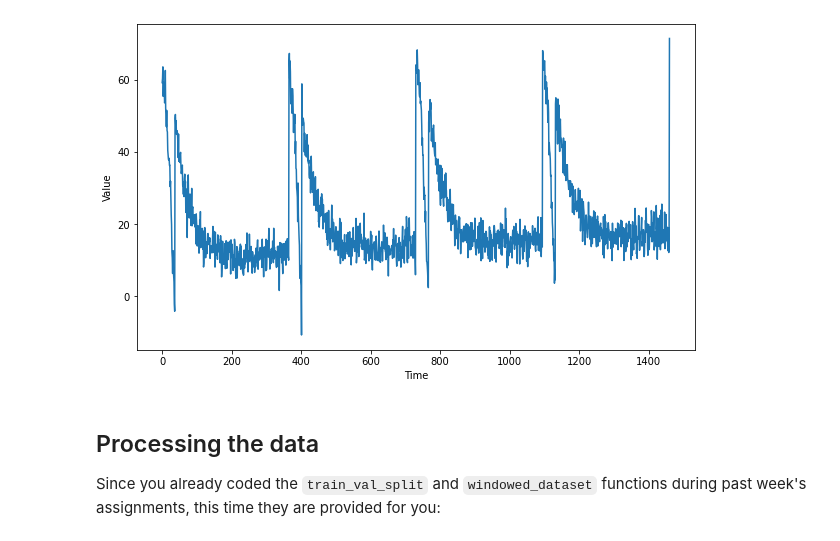
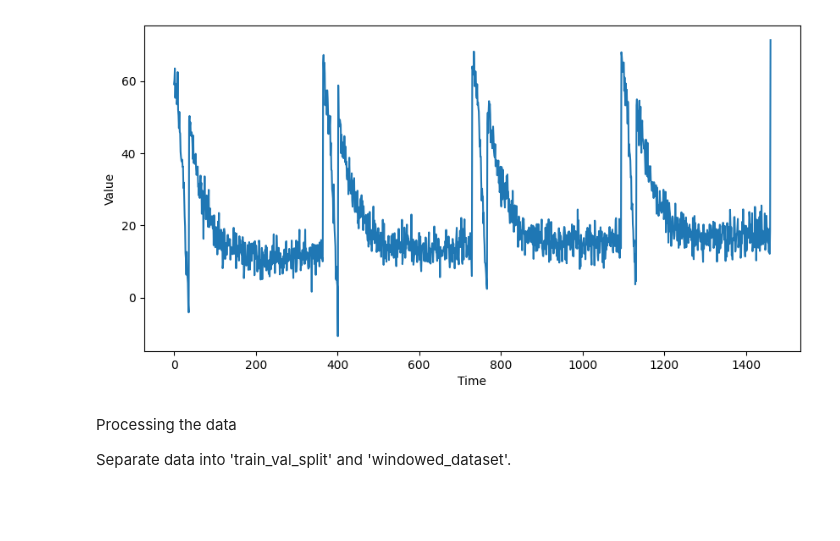
Before and after one commit to JennyL07/Seasonal_Time_Series_Forecast, a Jupyter notebook: RNN_forecast.ipynb, the cells around one changed output. Cells and saved outputs as stored; diff of their text form; code cells hidden in the pictures; blank space fills up the shorter version.

```diff
--- a/RNN_forecast.ipynb
+++ b/RNN_forecast.ipynb
@@ -47,39 +39,39 @@ def generate_time_series():
     # Initial series is just a straight line with a y-intercept
     y_intercept = 10
     slope = 0.005
     series = trend(time, slope) + y_intercept
 
     # Adding seasonality
     amplitude = 50
     series += seasonality(time, period=365, amplitude=amplitude)
 
     # Adding some noise
     noise_level = 3
     series += noise(time, noise_level, seed=51)
 
     return time, series
 
 
 # Save all "global" variables within the G class (G stands for global)
 @dataclass
 class G:
     TIME, SERIES = generate_time_series()
     SPLIT_TIME = 1100
     WINDOW_SIZE = 20
     BATCH_SIZE = 32
     SHUFFLE_BUFFER_SIZE = 1000
 
 
 # Plot the generated series
-plt.figure(figsize=(10, 6))
+plt.figure(figsize=(10, 5))
 plot_series(G.TIME, G.SERIES)
 plt.show()
 # %% [output]
-[figure, old version]
+[figure, new version]
-# %% [markdown]
-## Processing the data
-
-Since you already coded the `train_val_split` and `windowed_dataset` functions during past week's assignments, this time they are provided for you:
+# %% [markdown]
+Processing the data
+
+Separate data into 'train_val_split' and 'windowed_dataset'.
 # %%
 def train_val_split(time, series, time_step=G.SPLIT_TIME):
 
```
Also changed, not shown: parts of 27 cells of this notebook.
